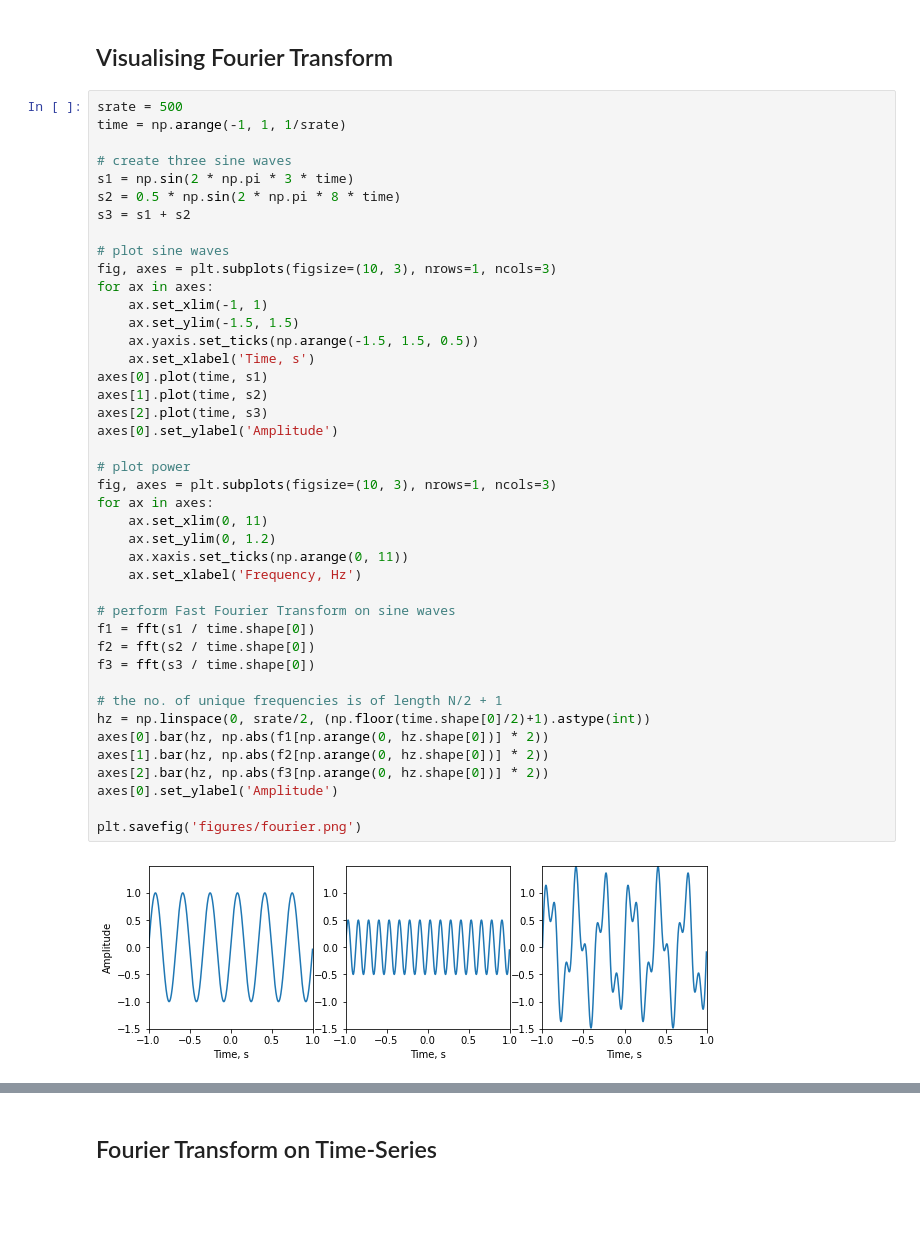
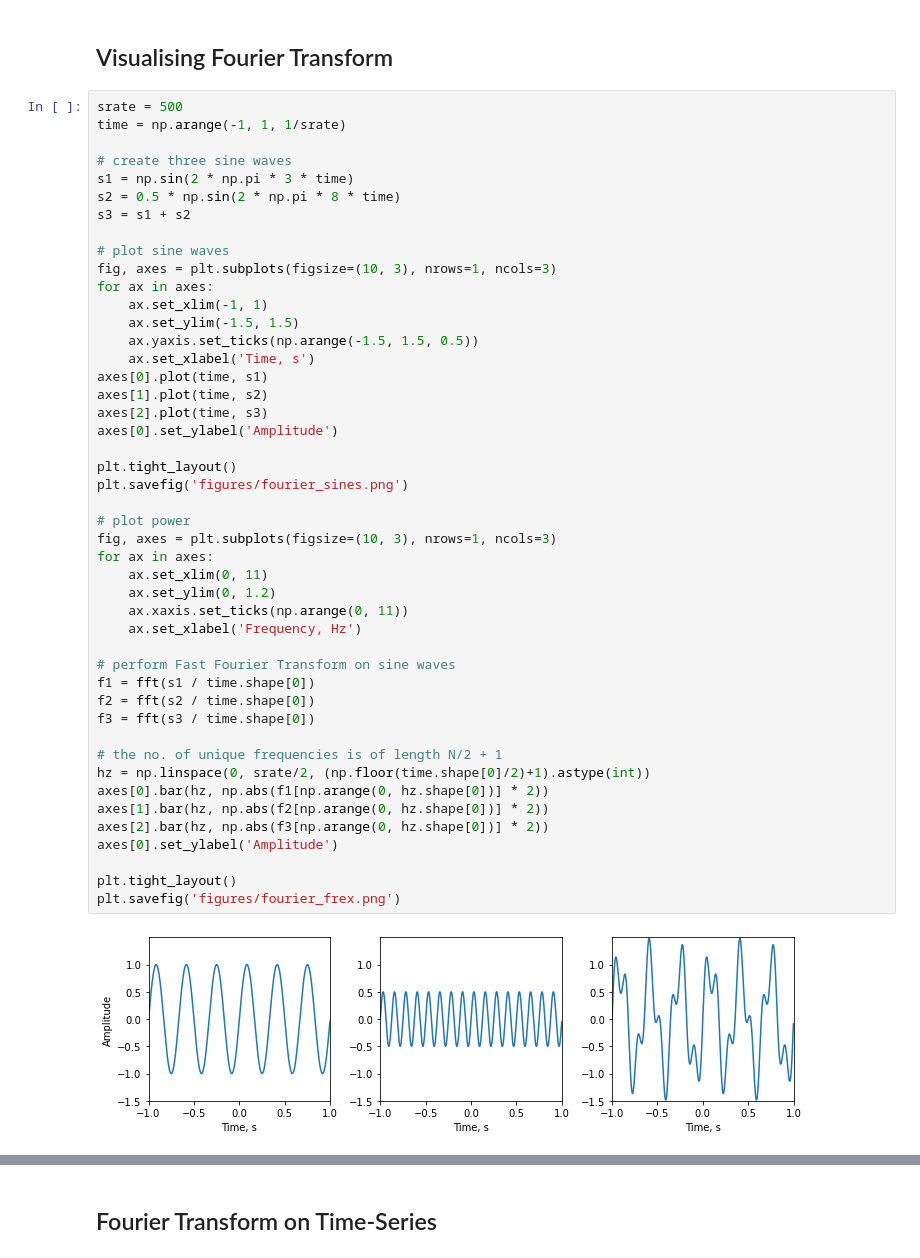
Before and after one commit to samisnotinsane/neural-signal-processing, a Jupyter notebook: fourier_transform.ipynb, the cells around one changed output, grey strips where cells are left out. Drawn from its saved outputs; the diff is of its cells as text; blank space fills up the shorter version.

```diff
--- a/fourier_transform.ipynb
+++ b/fourier_transform.ipynb
@@ -71,32 +71,36 @@ for ax in axes:
     ax.set_xlim(-1, 1)
     ax.set_ylim(-1.5, 1.5)
     ax.yaxis.set_ticks(np.arange(-1.5, 1.5, 0.5))
     ax.set_xlabel('Time, s')
 axes[0].plot(time, s1)
 axes[1].plot(time, s2)
 axes[2].plot(time, s3)
 axes[0].set_ylabel('Amplitude')
 
+plt.tight_layout()
+plt.savefig('figures/fourier_sines.png')
+
 # plot power
 fig, axes = plt.subplots(figsize=(10, 3), nrows=1, ncols=3)
 for ax in axes:
     ax.set_xlim(0, 11)
     ax.set_ylim(0, 1.2)
     ax.xaxis.set_ticks(np.arange(0, 11))
     ax.set_xlabel('Frequency, Hz')
 
 # perform Fast Fourier Transform on sine waves
 f1 = fft(s1 / time.shape[0])
 f2 = fft(s2 / time.shape[0])
 f3 = fft(s3 / time.shape[0])
 
 # the no. of unique frequencies is of length N/2 + 1
 hz = np.linspace(0, srate/2, (np.floor(time.shape[0]/2)+1).astype(int))
 axes[0].bar(hz, np.abs(f1[np.arange(0, hz.shape[0])] * 2))
 axes[1].bar(hz, np.abs(f2[np.arange(0, hz.shape[0])] * 2))
 axes[2].bar(hz, np.abs(f3[np.arange(0, hz.shape[0])] * 2))
 axes[0].set_ylabel('Amplitude')
 
-plt.savefig('figures/fourier.png')
+plt.tight_layout()
+plt.savefig('figures/fourier_frex.png')
 # %% [output]
-[figure, old version]
+[figure, new version]
```
Also changed, not shown: parts of 1 cell of this notebook, 1 other file.
